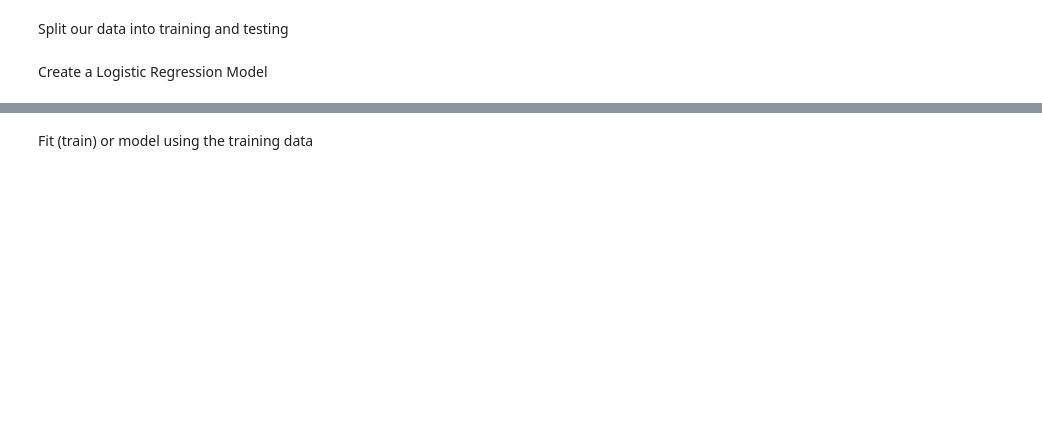
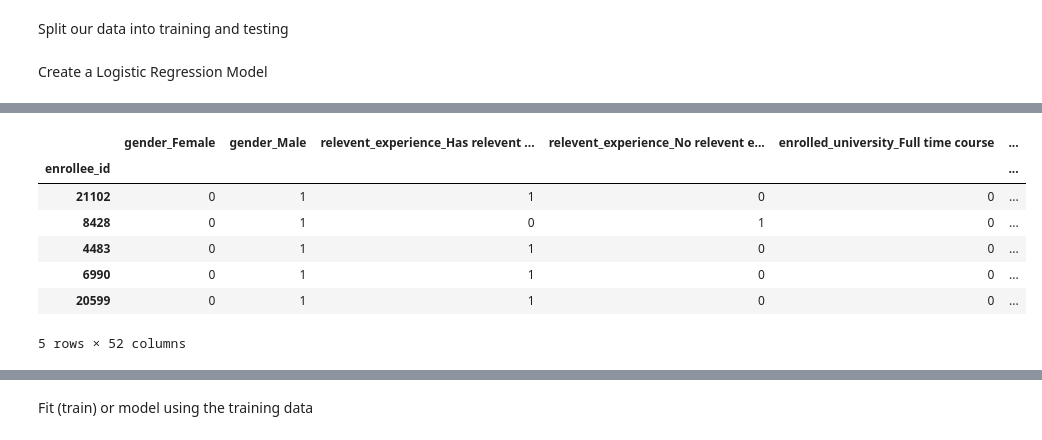
Before and after one commit to rarconaut/Project_3_Group_2, a Jupyter notebook: Rawaf/Project_3_Rawaf.ipynb, the cells around one changed output, grey strips where cells are left out. Saved outputs shown, nothing was run; the diff lists cells and outputs as text; code cells hidden in the pictures; blank space fills up the shorter version.

```diff
--- a/Rawaf/Project_3_Rawaf.ipynb
+++ b/Rawaf/Project_3_Rawaf.ipynb
@@ -95,7 +86,12 @@ Please refer to the following task for more details:
 https://www.kaggle.com/arashnic/hr-analytics-job-change-of-data-scientists/tasks?taskId=3015
 # %%
 # Assign X (data) and y (target)
-X = train_balanced.drop("target", axis=1)
-y = train_balanced["target"]
-print(X.shape, y.shape)
+X_train = train_balanced.drop(["target","city"], axis=1)
+y_train = train_balanced["target"]
+
+X_test = test_balanced.drop(["city"], axis=1)
+
+
+print(X_train.shape, y_train.shape)
+print(X_test.shape)
 # %% [output]
@@ -119,0 +114,18 @@ LogisticRegression(C=1.0, class_weight=None, dual=False, fit_intercept=True,
+# %%
+# Binary encoding string data with Pandas get_dummies
+train_data = X_train.copy()
+test_data = X_test.copy()
+
+X_test_encoded = pd.get_dummies(test_data)
+
+X_train_encoded = pd.get_dummies(train_data)
+X_train_encoded.head()
+# %% [output]
+|  | gender_Female | gender_Male | relevent_experience_Has relevent ... | relevent_experience_No relevent e... | enrolled_university_Full time course | ... |
+| enrollee_id |  |  |  |  |  | ... |
+| 21102 | 0 | 1 | 1 | 0 | 0 | ... |
+| 8428 | 0 | 1 | 0 | 1 | 0 | ... |
+| 4483 | 0 | 1 | 1 | 0 | 0 | ... |
+| 6990 | 0 | 1 | 1 | 0 | 0 | ... |
+| 20599 | 0 | 1 | 1 | 0 | 0 | ... |
+5 rows × 52 columns
```
Also changed, not shown: parts of 15 cells of this notebook, 1 other file.
